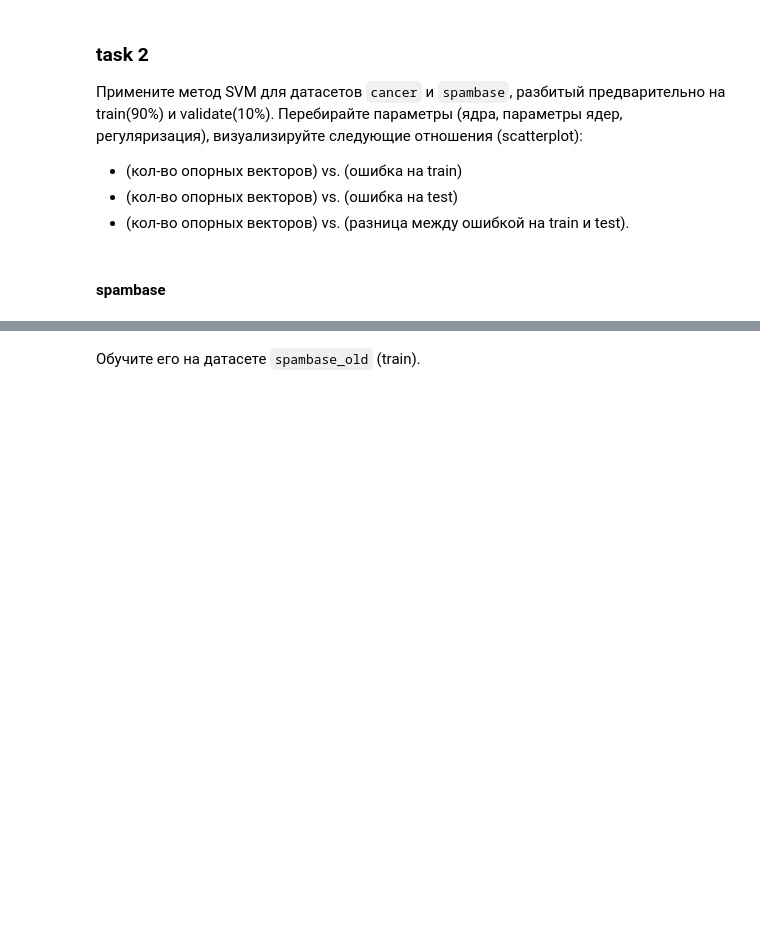
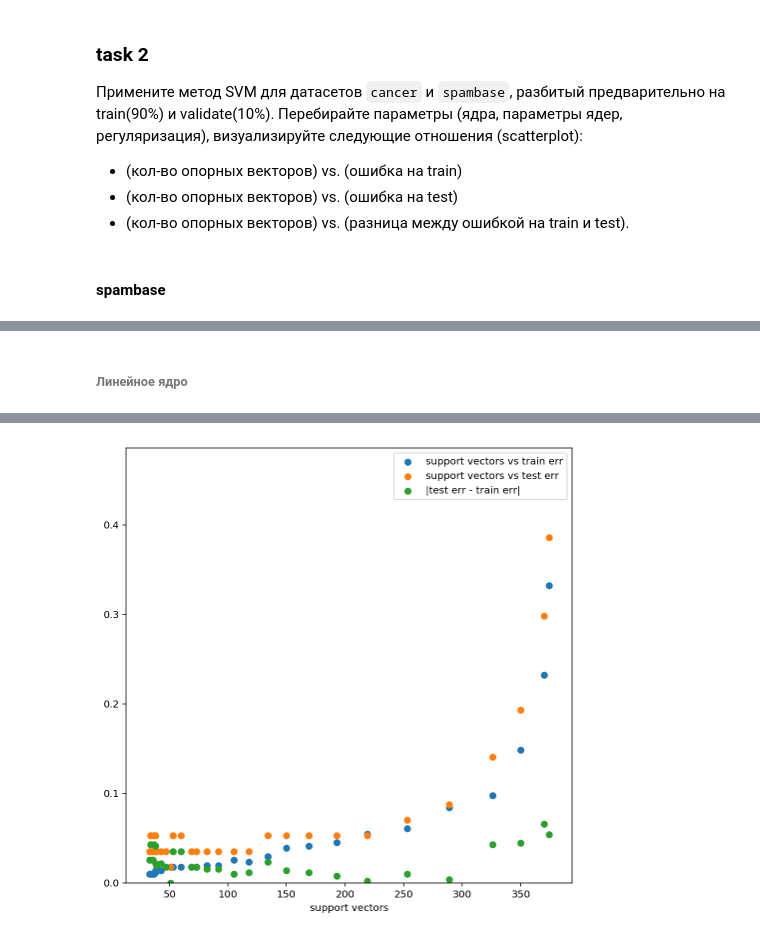
Before and after one commit to xamgore/au-ml, a Jupyter notebook: hw07_svm/solution.ipynb, the cells around one changed output, grey strips where cells are left out. Saved outputs shown, nothing was run; the diff lists cells and outputs as text; code cells hidden in the pictures; blank space fills up the shorter version.

```diff
--- a/hw07_svm/solution.ipynb
+++ b/hw07_svm/solution.ipynb
@@ -84,11 +162,21 @@ run(X, Y, svm(kernel='rbf'), 'rbf')
 # %%
-df = pd.read_csv(f'spambase.csv')
+df = pd.read_csv(f'cancer.csv')
 X = df.drop('label', 1).as_matrix()
 Y = df.label.values
 X, Xv, Y, Yv = tts(X, Y, test_size=0.1)
+
+scaling = MinMaxScaler(feature_range=(-1, 1)).fit(X)
+X  = scaling.transform(X)
+Xv = scaling.transform(Xv)
+# %% [markdown]
+###### Линейное ядро
 # %%
 %%time
 res = []
-for C in np.logspace(-3, 0.5, num=9):
-    cl = svm(C, 'linear', cache_size=4000).fit(X, Y)
+for C in np.logspace(-3, 2, num=30):
+    print(f'{C:.3f}', end=' ')
+    cl = svm(C, 'linear', cache_size=4000, degree=2).fit(X, Y)
     res.append((len(cl.support_), accuracy_score(Y,  cl.predict(X)), accuracy_score(Yv, cl.predict(Xv)),))
+print()
+draw()
+# %% [output]
@@ -95,2 +186 @@ for C in np.logspace(-3, 0.5, num=9):
+[figure, added]
-# %% [markdown]
-Обучите его на датасете `spambase_old` (train).
```
Also changed, not shown: parts of 15 cells of this notebook.
